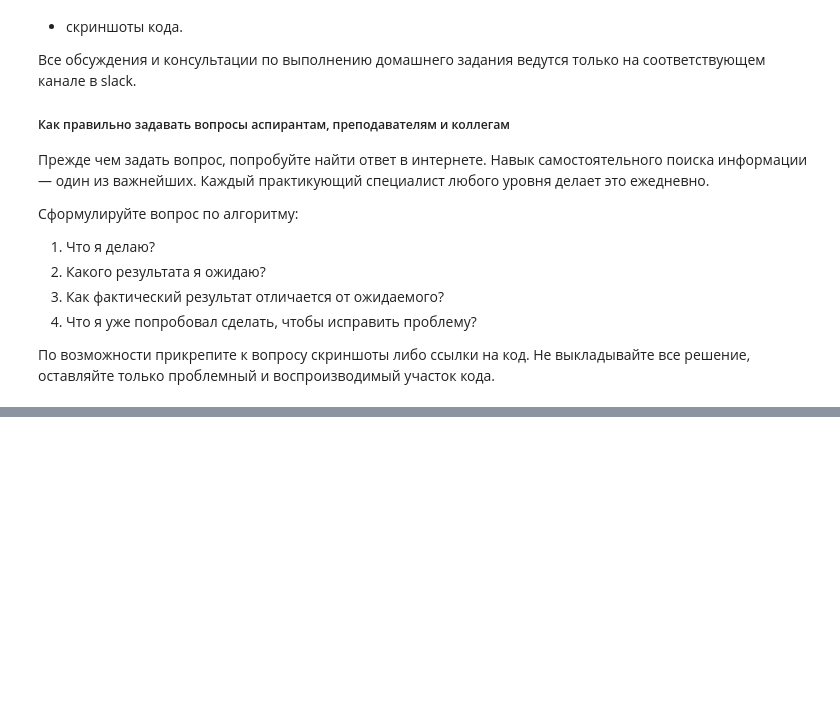
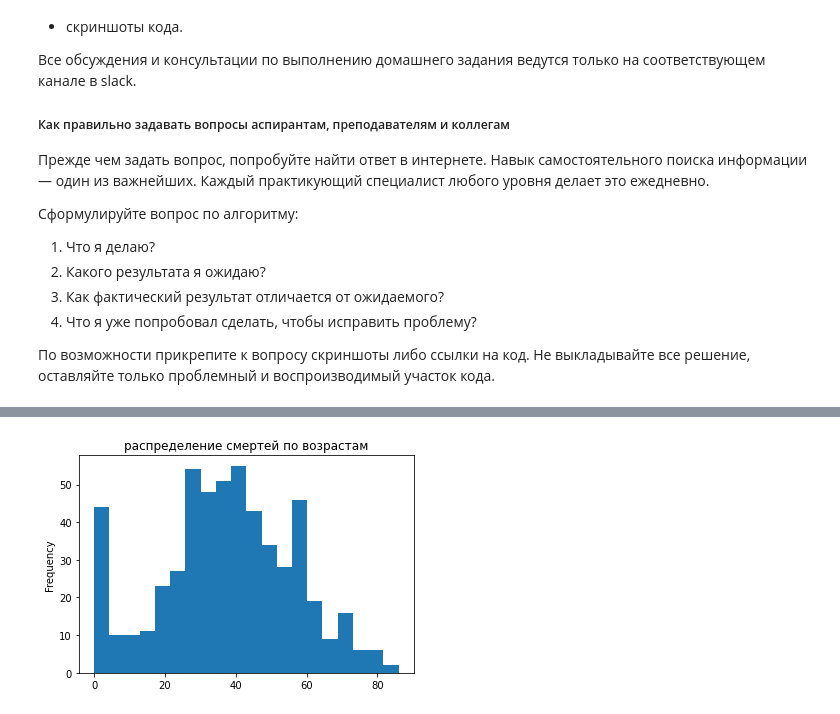
Before and after one commit to IlerioDef/PYDA25HW, a Jupyter notebook: HWStat-2 visualization.ipynb, the cells around one changed output, grey strips where cells are left out. Cells and saved outputs as stored; diff of their text form; code cells hidden in the pictures; blank space fills up the shorter version.

```diff
--- a/HWStat-2 visualization.ipynb
+++ b/HWStat-2 visualization.ipynb
@@ -83,0 +101,20 @@ cholera["Age"].plot(kind="hist", title="распределение смерте
+# %%
+"""
+ГРАФИК №2 - Гистограмма распределения по возрастам смерти.
+Возникает вопрос, - на какой возраст приходится наибольшая смертность?
+Гистограмма показывает, что наибольшее число смертей приходится на людей 25-40 лет.
+Это позволяет нам сделать предположение, что и с медициной, и с обеспеченностью
+чистой водой в тот период в Швеции дела обстояли не лучшим образом. Также второй
+пик приходится на наиболее трудоспособное (25-35 лет) население; возможно, это
+связано с родом деятельности? К сожадению, перевод со шведского даже гугл-переводчиком
+не позволит сделать качественный анализ в разрезе профессий, - использованы обороты и
+сокращения, которые он не способен перевести. Отдельно заслуживает внимания пик 60-тилетних.
+Возможно, эти люди находились на обеспечении членов своих семей и как и младенцы потребляли
+ту же воду. Но вследствие ранней смертности в тот период их количество не соотносится с количеством
+умерших детей?
+
+"""
+cholera["Age"].plot(kind="hist", title="распределение смертей по возрастам", bins=20)
+plt.ylabel = "частота возникновения"
+# %% [output]
+[figure, added]
```
Also changed, not shown: parts of 7 cells of this notebook.
